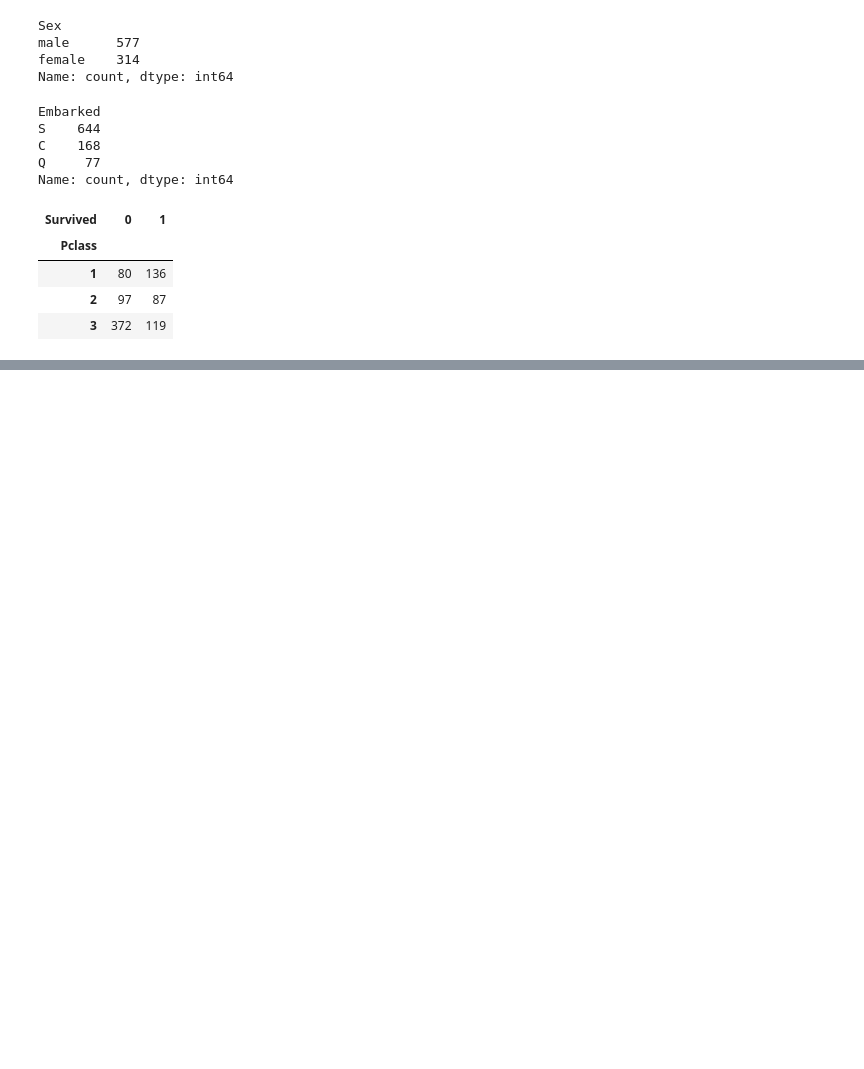
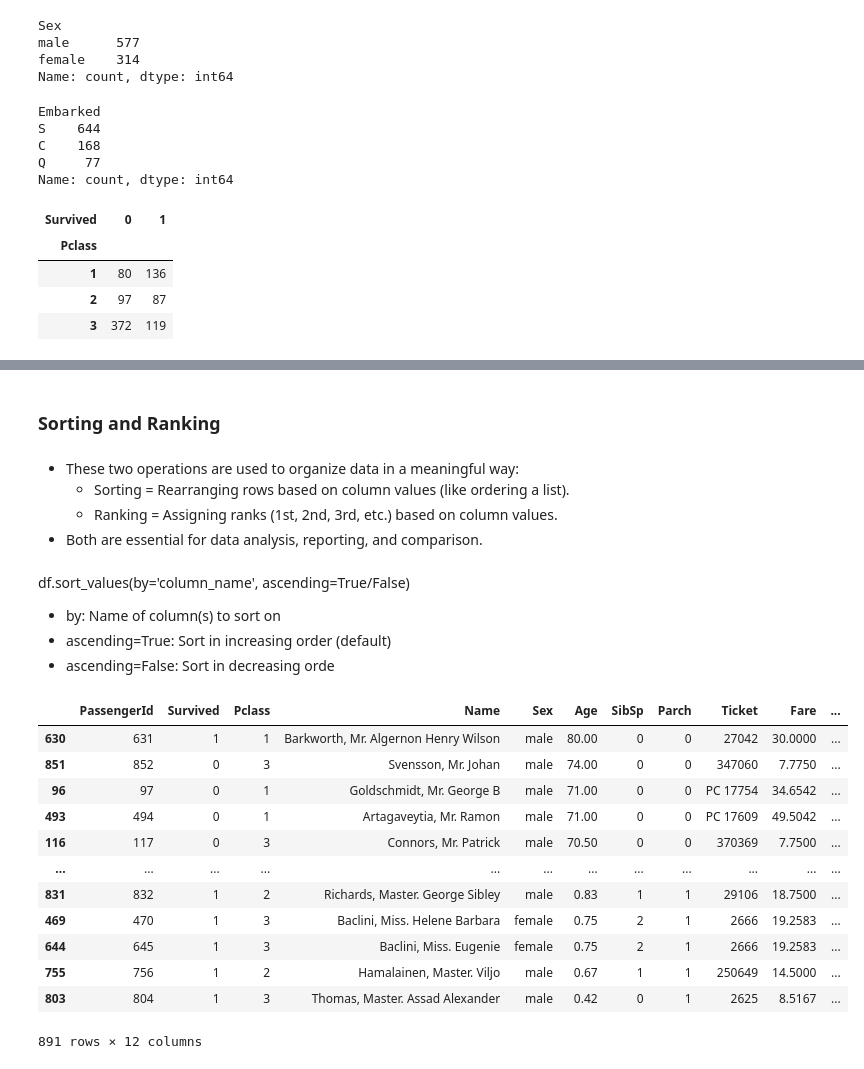
Before and after one commit to AchalMate/Complete-Data-Science-Guide, a Jupyter notebook: 02. Data Analysis using Python/02. Pandas/EDA on titanic Dataset.ipynb, the cells around one changed output, grey strips where cells are left out. Drawn from its saved outputs; the diff is of its cells as text; code cells hidden in the pictures; blank space fills up the shorter version.

```diff
--- a/02. Data Analysis using Python/02. Pandas/EDA on titanic Dataset.ipynb
+++ b/02. Data Analysis using Python/02. Pandas/EDA on titanic Dataset.ipynb
@@ -268,0 +506,4 @@ For example, when doing 'df[col].method(value, inplace=True)', try using 'df.met
+# %%
+df['Cabin_Known'] = df['Cabin'].notnull().astype(int)
+# %%
+df.drop('Cabin', axis=1, inplace=True)
@@ -268,0 +521,3 @@ For example, when doing 'df[col].method(value, inplace=True)', try using 'df.met
+# %%
+### Categorical: Mode Imputation
+df['Embarked'].fillna(df['Embarked'].mode()[0], inplace=True)
@@ -268,0 +623,28 @@ For example, when doing 'df[col].method(value, inplace=True)', try using 'df.met
+# %% [markdown]
+### Sorting and Ranking
+# %% [markdown]
+* These two operations are used to organize data in a meaningful way:
+    * Sorting = Rearranging rows based on column values (like ordering a list).
+    * Ranking = Assigning ranks (1st, 2nd, 3rd, etc.) based on column values.
+* Both are essential for data analysis, reporting, and comparison.
+# %% [markdown]
+df.sort_values(by='column_name', ascending=True/False)
+* by: Name of column(s) to sort on
+* ascending=True: Sort in increasing order (default)
+* ascending=False: Sort in decreasing orde
+# %%
+df.sort_values(by='Age', ascending=False)
+# %% [output]
+|  | PassengerId | Survived | Pclass | Name | Sex | Age | SibSp | Parch | Ticket | Fare | ... |
+| 630 | 631 | 1 | 1 | Barkworth, Mr. Algernon Henry Wilson | male | 80.00 | 0 | 0 | 27042 | 30.0000 | ... |
+| 851 | 852 | 0 | 3 | Svensson, Mr. Johan | male | 74.00 | 0 | 0 | 347060 | 7.7750 | ... |
+| 96 | 97 | 0 | 1 | Goldschmidt, Mr. George B | male | 71.00 | 0 | 0 | PC 17754 | 34.6542 | ... |
+| 493 | 494 | 0 | 1 | Artagaveytia, Mr. Ramon | male | 71.00 | 0 | 0 | PC 17609 | 49.5042 | ... |
+| 116 | 117 | 0 | 3 | Connors, Mr. Patrick | male | 70.50 | 0 | 0 | 370369 | 7.7500 | ... |
+| ... | ... | ... | ... | ... | ... | ... | ... | ... | ... | ... | ... |
+| 831 | 832 | 1 | 2 | Richards, Master. George Sibley | male | 0.83 | 1 | 1 | 29106 | 18.7500 | ... |
+| 469 | 470 | 1 | 3 | Baclini, Miss. Helene Barbara | female | 0.75 | 2 | 1 | 2666 | 19.2583 | ... |
+| 644 | 645 | 1 | 3 | Baclini, Miss. Eugenie | female | 0.75 | 2 | 1 | 2666 | 19.2583 | ... |
+| 755 | 756 | 1 | 2 | Hamalainen, Master. Viljo | male | 0.67 | 1 | 1 | 250649 | 14.5000 | ... |
+| 803 | 804 | 1 | 3 | Thomas, Master. Assad Alexander | male | 0.42 | 0 | 1 | 2625 | 8.5167 | ... |
+891 rows × 12 columns
```
Also changed, not shown: parts of 57 cells of this notebook.
